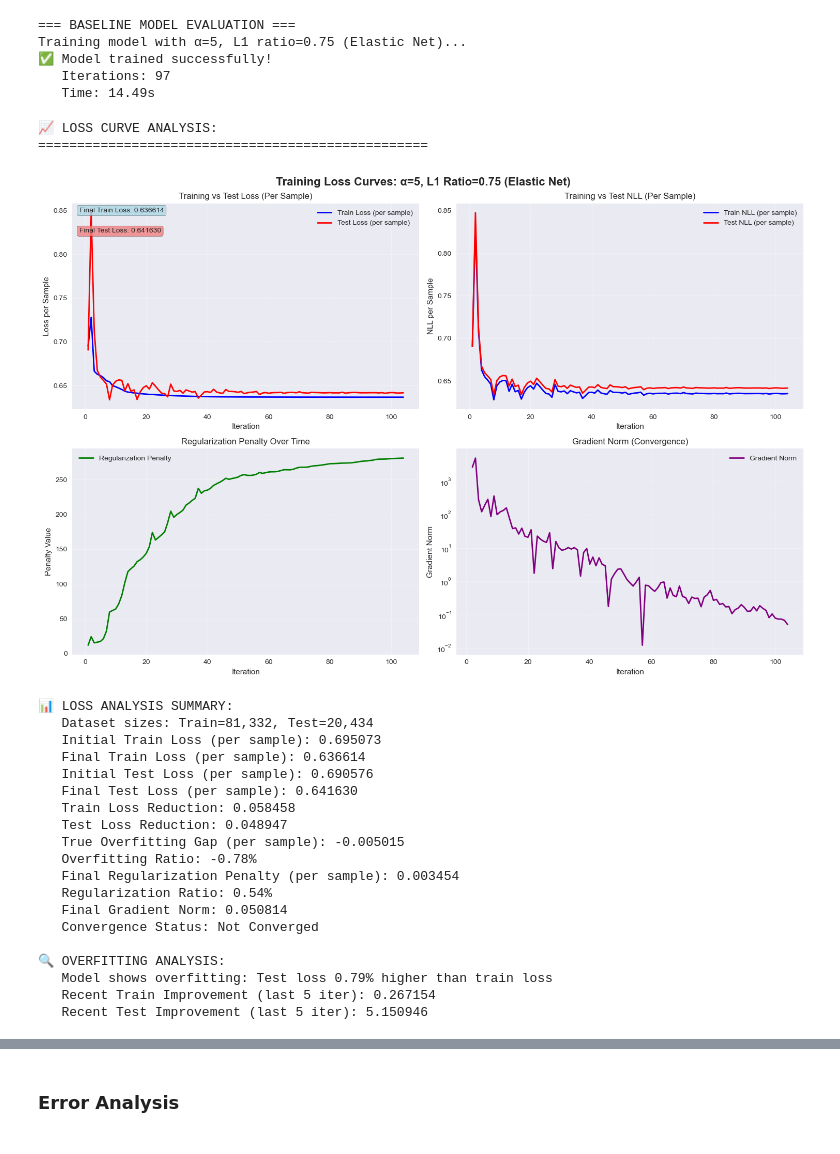
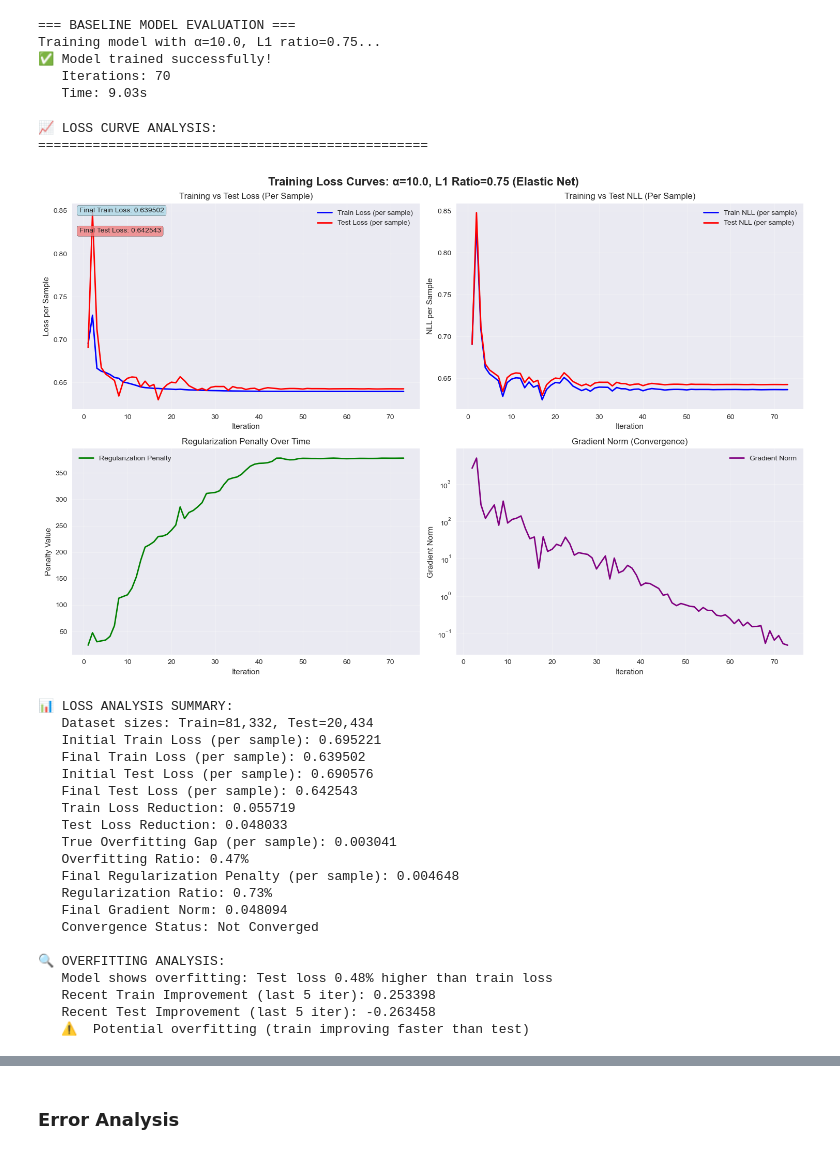
Before and after one commit to yongjun21/Team10_IT5006_Healthcare_Analytics_AY2526, a Jupyter notebook: notebooks/baseline.ipynb, the cells around one changed output, grey strips where cells are left out. Drawn from its saved outputs; the diff is of its cells as text; code cells hidden in the pictures.

```diff
--- a/notebooks/baseline.ipynb
+++ b/notebooks/baseline.ipynb
@@ -31,7 +28,15 @@ seed = 777
 # %%
 import pickle
 
-(train_X_folds, train_y_folds, test_X_folds, test_y_folds, feature_names_folds, reverse_map_folds) = pickle.load(open('data/prepared_data.pkl', 'rb'))
+(
+    train_X_folds,
+    train_y_folds,
+    test_X_folds,
+    test_y_folds,
+    feature_names_folds,
+    reverse_map_folds,
+    k_fold_split
+) = pickle.load(open('data/prepared_data.pkl', 'rb'))
 # %%
 train_X = train_X_folds[0]
 train_y = train_y_folds[0]
@@ -43,10 +48,10 @@ reverse_map = reverse_map_folds[0]
 print("=== BASELINE MODEL EVALUATION ===")
 
 # Create model with specific parameters
-alpha = 5
+alpha = 10.0
 l1_ratio = 0.75
 
-print(f"Training model with α={alpha}, L1 ratio={l1_ratio} (Elastic Net)...")
+print(f"Training model with α={alpha}, L1 ratio={l1_ratio}...")
 
 tracker = LossTracker(train_X, train_y, test_X, test_y)
 
@@ -54,7 +59,7 @@ result = evaluate_model(
     lambda: CustomLogisticRegression(
         alpha=alpha,
         l1_ratio=l1_ratio,
-        max_iter=200,
+        max_iter=1000,
         tol=1e-6,
         class_weight="balanced",
         random_state=seed,
@@ -72,17 +77,17 @@ print(f"   Iterations: {result['model'].n_iter_}")
 print(f"   Time: {result['training_time']:.2f}s")
 # %% [output]
 === BASELINE MODEL EVALUATION ===
-Training model with α=5, L1 ratio=0.75 (Elastic Net)...
+Training model with α=10.0, L1 ratio=0.75...
 ✅ Model trained successfully!
-   Iterations: 97
-   Time: 14.49s
+   Iterations: 70
+   Time: 9.03s
 # %%
 print("\n📈 LOSS CURVE ANALYSIS:")
 print("=" * 50)
 
 # Create loss curve plot
 fig, axes = plt.subplots(2, 2, figsize=(15, 10))
-fig.suptitle('Training Loss Curves: α=5, L1 Ratio=0.75 (Elastic Net)', fontsize=16, fontweight='bold')
+fig.suptitle('Training Loss Curves: α=10.0, L1 Ratio=0.75 (Elastic Net)', fontsize=16, fontweight='bold')
 
 # 1. Training vs Test Loss (per sample)
 ax1 = axes[0, 0]
@@ -173,53 +178,54 @@ if tracker.train_loss_history and tracker.test_loss_history:
         print(f"   Regularization Ratio: {penalty_per_sample / overfitting_metrics['final_train_loss_per_sample'] * 100:.2f}%")
 
     if tracker.gradient_norm_history:
         print(f"   Final Gradient Norm: {tracker.gradient_norm_history[-1]:.6f}")
         print(f"   Convergence Status: {'Converged' if tracker.gradient_norm_history[-1] < 1e-4 else 'Not Converged'}")
 
     # Additional overfitting analysis
     print(f"\n🔍 OVERFITTING ANALYSIS:")
     if overfitting_metrics['is_overfitting']:
         overfitting_severity = (overfitting_metrics['final_test_loss_per_sample'] - overfitting_metrics['final_train_loss_per_sample']) / overfitting_metrics['final_train_loss_per_sample'] * 100
         print(f"   Model shows overfitting: Test loss {overfitting_severity:.2f}% higher than train loss")
     else:
         print(f"   Model shows good generalization: Test loss lower than train loss")
 
     # Convergence analysis
     if len(tracker.train_loss_history) > 5:
         recent_train_improvement = tracker.train_loss_history[-5] - tracker.train_loss_history[-1]
         recent_test_improvement = tracker.test_loss_history[-5] - tracker.test_loss_history[-1]
         print(f"   Recent Train Improvement (last 5 iter): {recent_train_improvement:.6f}")
         print(f"   Recent Test Improvement (last 5 iter): {recent_test_improvement:.6f}")
 
         if recent_train_improvement < 1e-6 and recent_test_improvement < 1e-6:
             print(f"   ✅ Model has converged (minimal recent improvement)")
         elif recent_train_improvement > recent_test_improvement * 2:
             print(f"   ⚠️  Potential overfitting (train improving faster than test)")
 else:
     print("⚠️  No loss history available from tracker")
 # %% [output]
 📈 LOSS CURVE ANALYSIS:
 ==================================================
-[figure, old version]
+[figure, new version]
 📊 LOSS ANALYSIS SUMMARY:
    Dataset sizes: Train=81,332, Test=20,434
-   Initial Train Loss (per sample): 0.695073
-   Final Train Loss (per sample): 0.636614
+   Initial Train Loss (per sample): 0.695221
+   Final Train Loss (per sample): 0.639502
    Initial Test Loss (per sample): 0.690576
-   Final Test Loss (per sample): 0.641630
-   Train Loss Reduction: 0.058458
-   Test Loss Reduction: 0.048947
-   True Overfitting Gap (per sample): -0.005015
-   Overfitting Ratio: -0.78%
-   Final Regularization Penalty (per sample): 0.003454
-   Regularization Ratio: 0.54%
-   Final Gradient Norm: 0.050814
+   Final Test Loss (per sample): 0.642543
+   Train Loss Reduction: 0.055719
+   Test Loss Reduction: 0.048033
+   True Overfitting Gap (per sample): 0.003041
+   Overfitting Ratio: 0.47%
+   Final Regularization Penalty (per sample): 0.004648
+   Regularization Ratio: 0.73%
+   Final Gradient Norm: 0.048094
    Convergence Status: Not Converged
 
 🔍 OVERFITTING ANALYSIS:
-   Model shows overfitting: Test loss 0.79% higher than train loss
-   Recent Train Improvement (last 5 iter): 0.267154
-   Recent Test Improvement (last 5 iter): 5.150946
+   Model shows overfitting: Test loss 0.48% higher than train loss
+   Recent Train Improvement (last 5 iter): 0.253398
+   Recent Test Improvement (last 5 iter): -0.263458
+   ⚠️  Potential overfitting (train improving faster than test)
 # %%
 # Get predictions and metrics
 train_pred, test_pred = result['train_pred'], result['test_pred']
```
Also changed, not shown: parts of 14 cells of this notebook, 4 other files.
